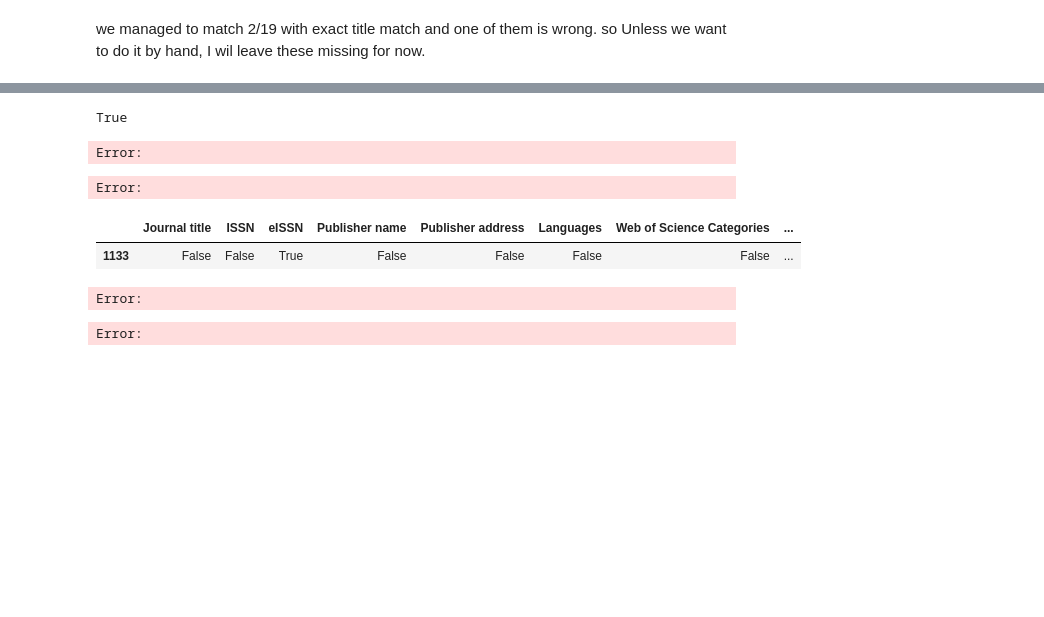
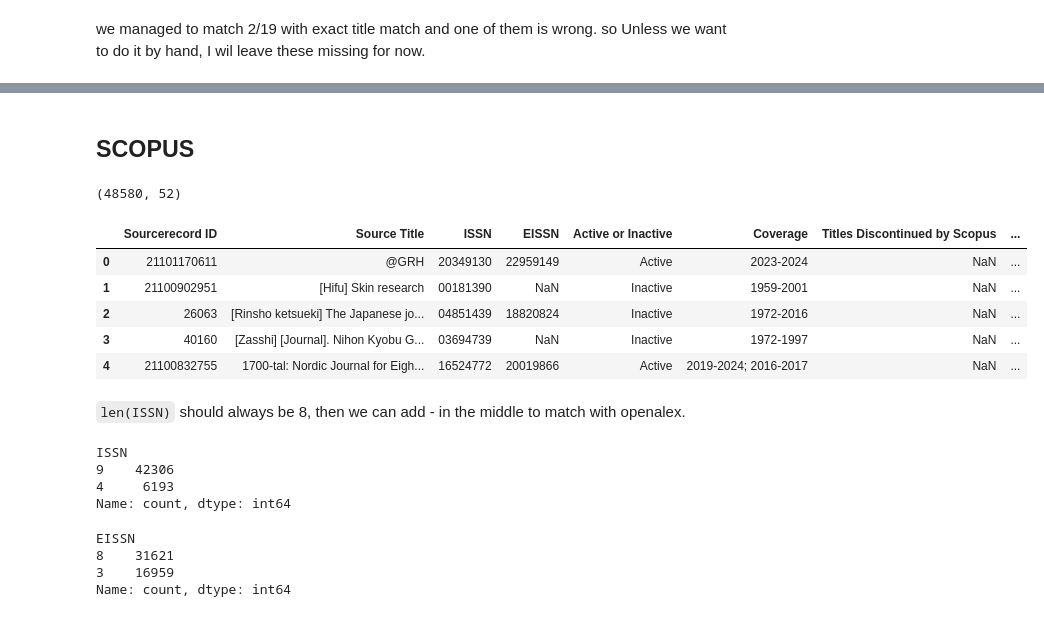
Before and after one commit to TimRepke/openalex-onprem, a Jupyter notebook: abstract_validation/get_openalex_sources.ipynb, the cells around one changed output, grey strips where cells are left out. Cells and saved outputs as stored; diff of their text form; code cells hidden in the pictures; blank space fills up the shorter version.

```diff
--- a/abstract_validation/get_openalex_sources.ipynb
+++ b/abstract_validation/get_openalex_sources.ipynb
@@ -951,13 +910,30 @@ Error:
-# %%
-pd.isna(scie[scie.ISSN_filled=="1928-9022"].ISSN_all.iloc[0][0])
-# %% [output]
-True
-Error:
-Error:
-# %%
-scie[scie.ISSN_filled=="1928-9022"] 2196-5099
-# %% [output]
-|  | Journal title | ISSN | eISSN | Publisher name | Publisher address | Languages | Web of Science Categories | ... |
-| 1133 | False | False | True | False | False | False | False | ... |
-Error:
-Error:
+# %% [markdown]
+## SCOPUS
+# %%
+scopus = pd.read_excel("../data/journal_indices/scopus/ext_list_May_2026.xlsx")
+print(scopus.shape)
+scopus.head()
+# %% [output]
+(48580, 52)
+|  | Sourcerecord ID | Source Title | ISSN | EISSN | Active or Inactive | Coverage | Titles Discontinued by Scopus | ... |
+| 0 | 21101170611 | @GRH | 20349130 | 22959149 | Active | 2023-2024 | NaN | ... |
+| 1 | 21100902951 | [Hifu] Skin research | 00181390 | NaN | Inactive | 1959-2001 | NaN | ... |
+| 2 | 26063 | [Rinsho ketsueki] The Japanese jo... | 04851439 | 18820824 | Inactive | 1972-2016 | NaN | ... |
+| 3 | 40160 | [Zasshi] [Journal]. Nihon Kyobu G... | 03694739 | NaN | Inactive | 1972-1997 | NaN | ... |
+| 4 | 21100832755 | 1700-tal: Nordic Journal for Eigh... | 16524772 | 20019866 | Active | 2019-2024; 2016-2017 | NaN | ... |
+# %% [markdown]
+`len(ISSN)` should always be 8, then we can add - in the middle to match with openalex.
+# %%
+scopus["ISSN"].astype(str).apply(len).value_counts()
+# %% [output]
+ISSN
+9    42306
+4     6193
+Name: count, dtype: int64
+# %%
+scopus["EISSN"].astype("str").apply(len).value_counts()
+# %% [output]
+EISSN
+8    31621
+3    16959
+Name: count, dtype: int64
```
Also changed, not shown: parts of 33 cells of this notebook, 4 other files.
